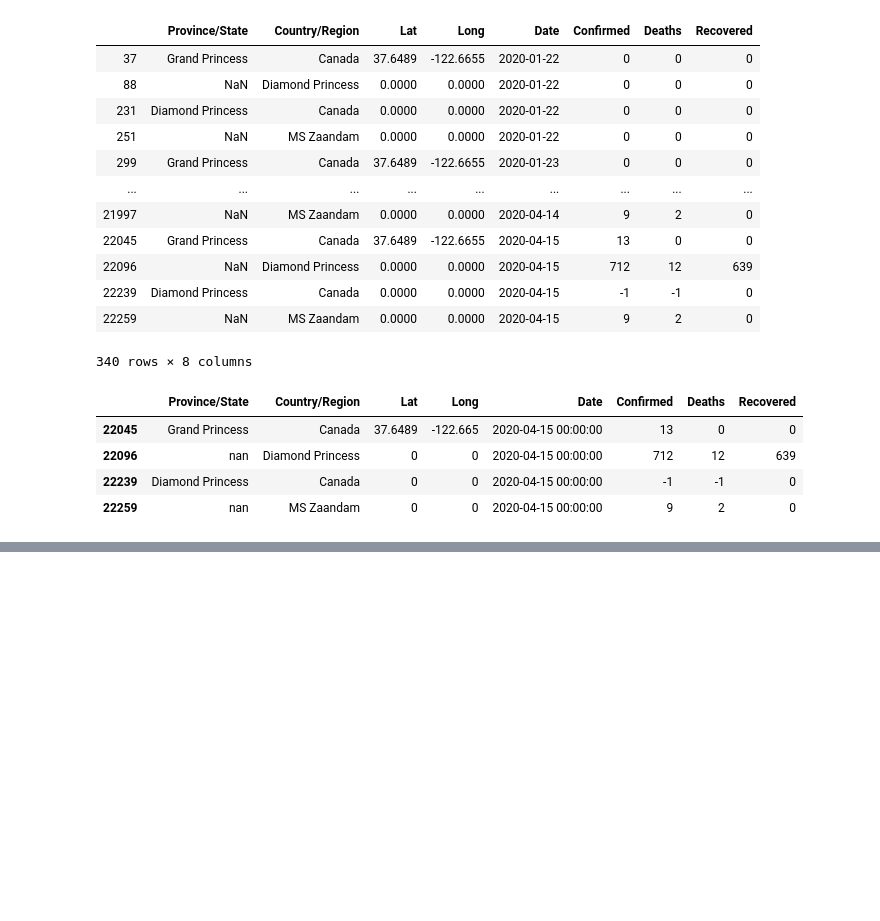
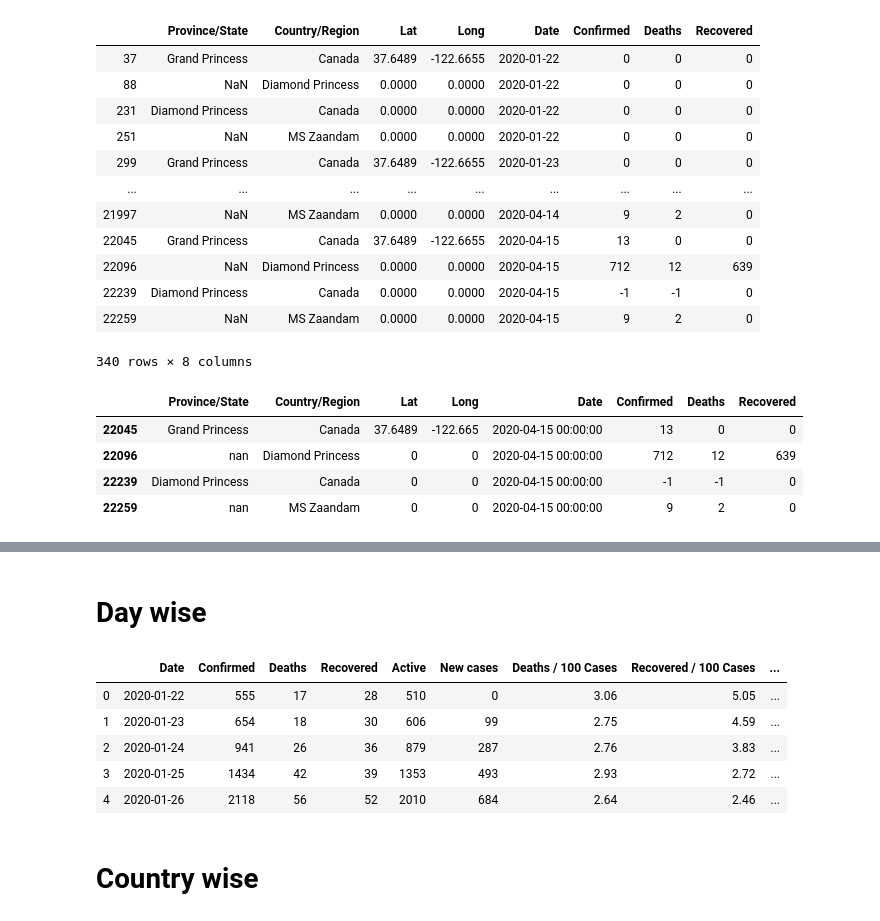
Before and after one commit to shahzadahsan97/Corona_Virus, a Jupyter notebook: corona.ipynb, the cells around one changed output, grey strips where cells are left out. Cells and saved outputs as stored; diff of their text form; code cells hidden in the pictures; blank space fills up the shorter version.

```diff
--- a/corona.ipynb
+++ b/corona.ipynb
@@ -468,0 +484,28 @@ full_grouped = full_grouped.fillna(0)
+# %% [markdown]
+# Day wise
+# %%
+# table
+day_wise = full_grouped.groupby('Date')['Confirmed', 'Deaths', 'Recovered', 'Active', 'New cases'].sum().reset_index()
+
+# number cases per 100 cases
+day_wise['Deaths / 100 Cases'] = round((day_wise['Deaths']/day_wise['Confirmed'])*100, 2)
+day_wise['Recovered / 100 Cases'] = round((day_wise['Recovered']/day_wise['Confirmed'])*100, 2)
+day_wise['Deaths / 100 Recovered'] = round((day_wise['Deaths']/day_wise['Recovered'])*100, 2)
+
+# no. of countries
+day_wise['No. of countries'] = full_grouped[full_grouped['Confirmed']!=0].groupby('Date')['Country/Region'].unique().apply(len).values
+
+# fillna by 0
+cols = ['Deaths / 100 Cases', 'Recovered / 100 Cases', 'Deaths / 100 Recovered']
+day_wise[cols] = day_wise[cols].fillna(0)
+
+day_wise.head()
+# %% [output]
+|  | Date | Confirmed | Deaths | Recovered | Active | New cases | Deaths / 100 Cases | Recovered / 100 Cases | ... |
+| 0 | 2020-01-22 | 555 | 17 | 28 | 510 | 0 | 3.06 | 5.05 | ... |
+| 1 | 2020-01-23 | 654 | 18 | 30 | 606 | 99 | 2.75 | 4.59 | ... |
+| 2 | 2020-01-24 | 941 | 26 | 36 | 879 | 287 | 2.76 | 3.83 | ... |
+| 3 | 2020-01-25 | 1434 | 42 | 39 | 1353 | 493 | 2.93 | 2.72 | ... |
+| 4 | 2020-01-26 | 2118 | 56 | 52 | 2010 | 684 | 2.64 | 2.46 | ... |
+# %% [markdown]
+# Country wise
```
Also changed, not shown: parts of 5 cells of this notebook.
